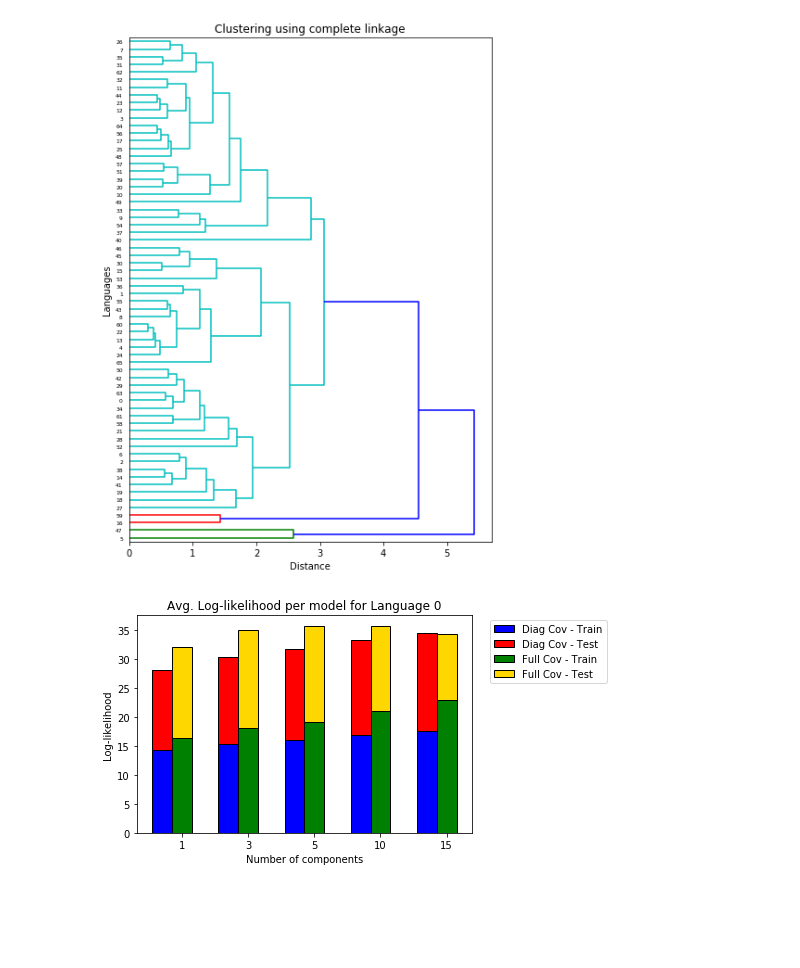
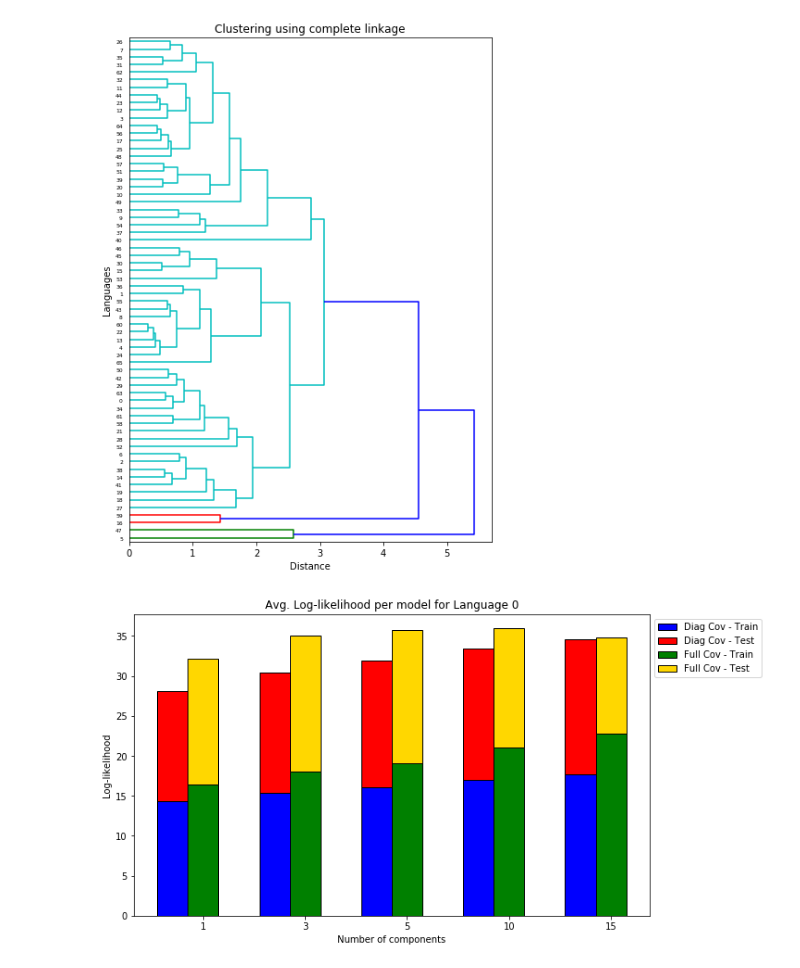
Before and after one commit to apurvmishra99/iaml-cw2, a Jupyter notebook: explore_q3.ipynb, the cells around one changed output. Saved outputs shown, nothing was run; the diff lists cells and outputs as text; code cells hidden in the pictures; blank space fills up the shorter version.

Commit message:
fix bbox issue in 3.5 plot

```diff
--- a/explore_q3.ipynb
+++ b/explore_q3.ipynb
@@ -181,23 +181,25 @@ for n in n_components:
 # %%
 w = 0.3
 xi = np.arange(len(n_components))
 y = log_likelihoods_[0::4]
 z = log_likelihoods_[1::4]
 k = log_likelihoods_[2::4]
 l = log_likelihoods_[3::4]
+
+plt.figure(figsize=(10, 6))
 
 plt.bar(xi - w, y, width=w, color='b', align='center', edgecolor="k", label= "Diag Cov - Train")
 plt.bar(xi - w, z, width=w, color='r', bottom=y, align='center', edgecolor="k", label= "Diag Cov - Test")
 plt.bar(xi, k, width=w, color='g', align='center', edgecolor="k", label= "Full Cov - Train")
 plt.bar(xi, l, width=w, color='gold', bottom=k, align='center', edgecolor="k", label= "Full Cov - Test")
 
 plt.xticks(xi, n_components)
 plt.ylabel("Log-likelihood")
 plt.xlabel("Number of components")
 plt.title("Avg. Log-likelihood per model for Language 0")
-plt.legend(bbox_to_anchor=(1.04, 1))
+lgnd = plt.legend(bbox_to_anchor=(1, 1))
 
-plt.savefig("results/3_5.png")
+plt.savefig("results/3_5.png", bbox_extra_artists=[lgnd], bbox_inches="tight")
 plt.show()
 # %% [output]
-[figure, old version]
+[figure, new version]
```
Also changed, not shown: 1 other file.
